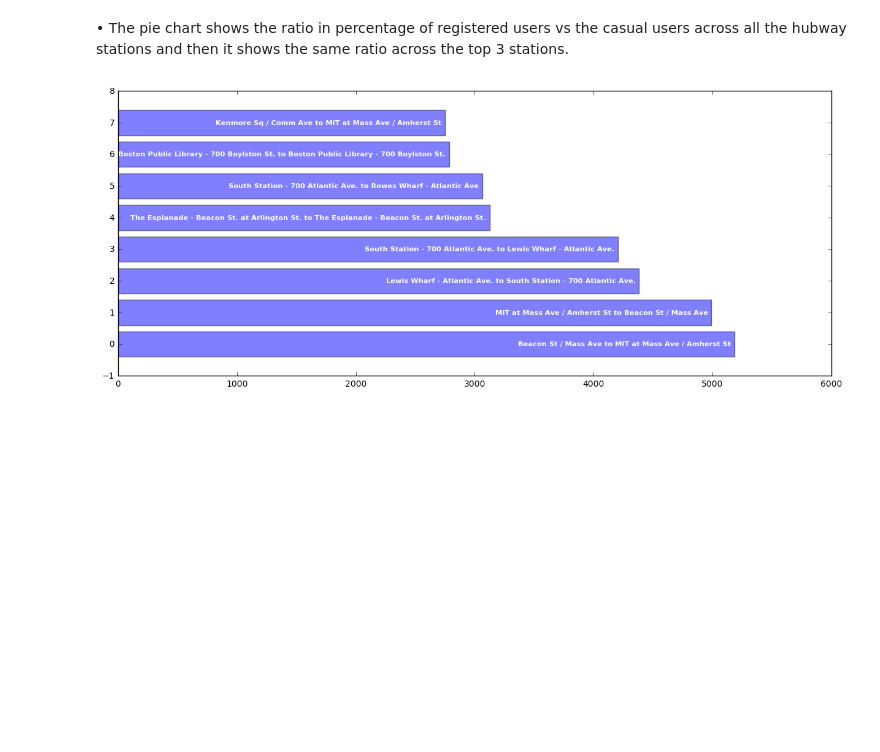
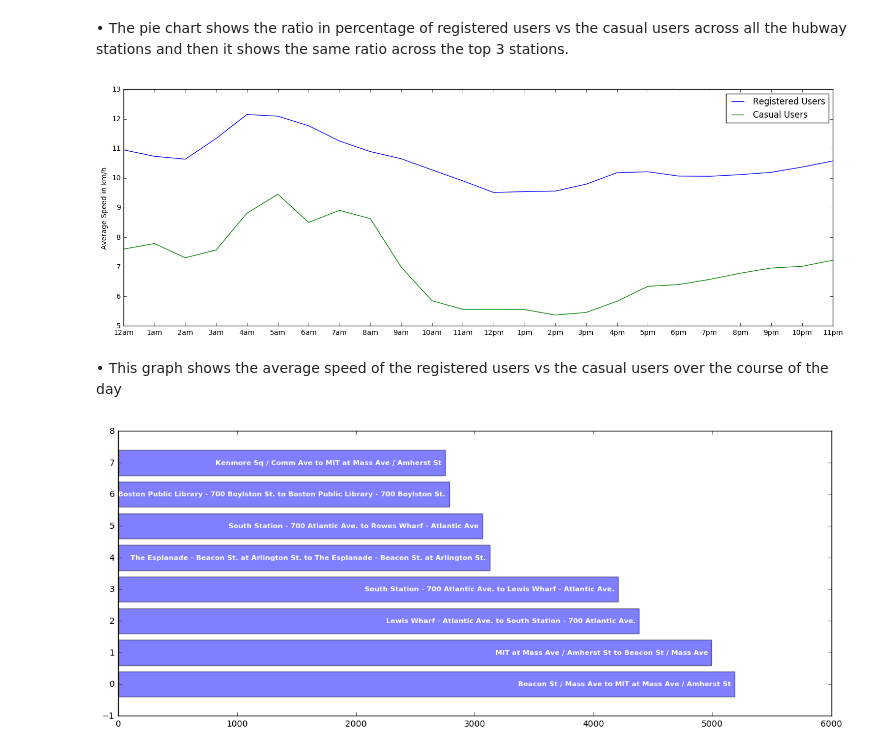
Before and after one commit to jay-chauhan/HubWay-Trends, a Jupyter notebook: HubWay_trends.ipynb, the cells around one changed output. Saved outputs shown, nothing was run; the diff lists cells and outputs as text; code cells hidden in the pictures; blank space fills up the shorter version.

Commit message:
added code that gives the average speed through the day for registered and casual users

```diff
--- a/HubWay_trends.ipynb
+++ b/HubWay_trends.ipynb
@@ -112,6 +114,40 @@ reg_vs_cas(df,stn_df)
 [figure]
 # %% [markdown]
 • The pie chart shows the ratio in percentage of registered users vs the casual users across all the hubway stations and then it shows the same ratio across the top 3 stations.
+# %%
+def dist(lat1,lon1,lat2,lon2):
+    return gpxpy.geo.haversine_distance(lat1, lon1, lat2, lon2)
+def avg_speed(dist,duration):
+    if(dist!=0 and duration!=0):
+        return (dist/duration)*3.6
+    else:
+        return 0
+
+def speed(df,stn_df):
+    fig,axes = plt.subplots(figsize=(18,6))
+    orig_dest=df.groupby(["strt_statn","end_statn"]).size().reset_index()
+    merge=pd.merge(orig_dest, stn_df, how = 'left', left_on = 'strt_statn', right_on = 'id')
+    merge2=pd.merge(merge, stn_df, how = 'left', left_on = 'end_statn', right_on = 'id')
+    orig_dest["Distance"]=merge2.apply(lambda row: dist(row['lat_x'],row['lng_x'],row['lat_y'],row['lng_y']), axis=1)
+    merge3=pd.merge(df,orig_dest, how='left',on=['strt_statn','end_statn'])
+    merge3["Speed"]=merge3.apply(lambda row: avg_speed(row["Distance"],row["duration"]), axis=1)
+    columns=['seq_id','seq_id','status','duration','start_date','strt_statn','end_date','end_statn','bike_nr','subsc_type','zip_code','birth_date','gender','Distance','Speed']
+    merge3=merge3.reindex(columns=columns)
+    x=range(24)
+    speed_registered=merge3.groupby([merge3[merge3["subsc_type"]=="Registered"]["start_date"].dt.hour]).mean()
+    speed_casual=merge3.groupby([merge3[merge3["subsc_type"]=="Casual"]["start_date"].dt.hour]).mean()
+    axes.set_xticks(x)
+    axes.set_xticklabels(["12am","1am","2am","3am","4am","5am","6am","7am","8am","9am","10am","11am","12pm","1pm","2pm","3pm","4pm","5pm","6pm","7pm","8pm","9pm","10pm","11pm"])
+    axes.set_ylabel('Average Speed in km/h')
+    axes.plot(x,speed_registered["Speed"], label="Registered Users")
+    axes.plot(x,speed_casual["Speed"], label="Casual Users")#axes.plot(x,peak[peak["subsc_type"]=="Casual"]["Speed"])
+    axes.legend(loc=1)
+    plt.show()
+speed(df,stn_df)
+# %% [output]
+[figure, added]
+# %% [markdown]
+• This graph shows the average speed of the registered users vs the casual users over the course of the day
 # %%
 def orig_dest(df,stn_df):
     fig,axes = plt.subplots(figsize=(15,6))
```
Also changed, not shown: parts of 2 cells of this notebook.
